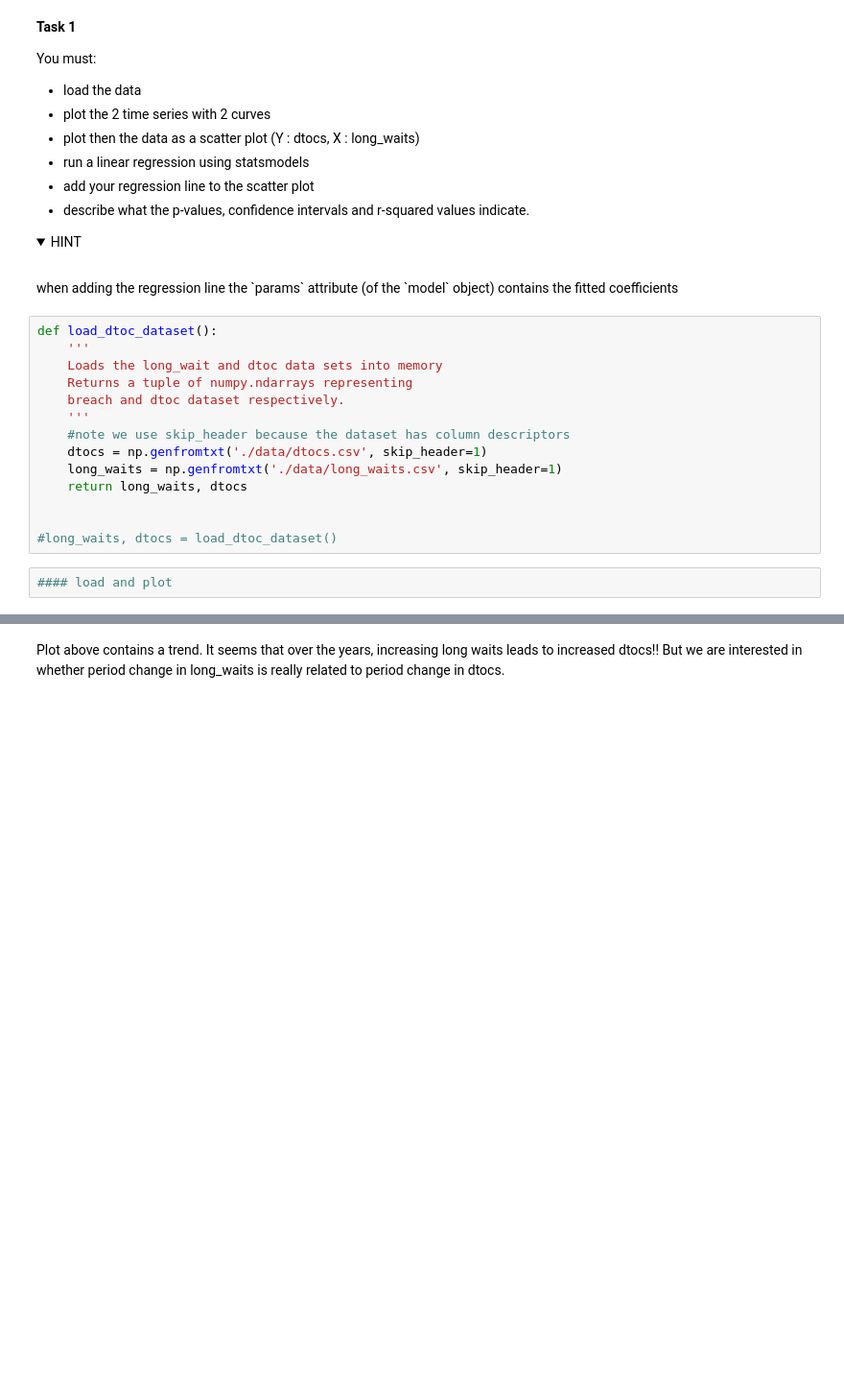
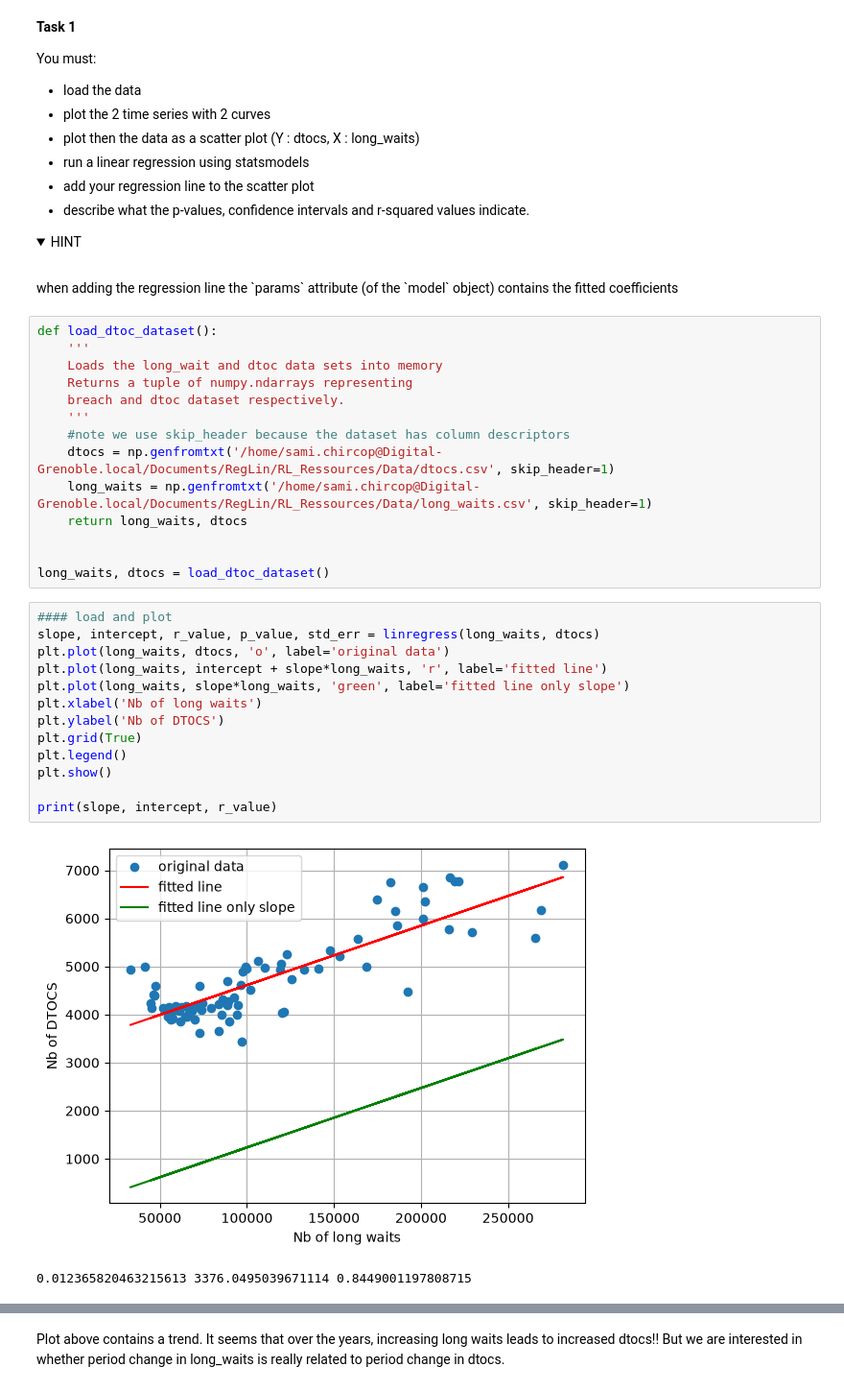
Before and after one commit to srcccninta/RegLin, a Jupyter notebook: RL_Ressources/Notebooks/01ClassicLinearRegression.ipynb, the cells around one changed output, grey strips where cells are left out. Shown at 96% size. Cells and saved outputs as stored; diff of their text form; folded sections open; blank space fills up the shorter version.

Commit message:
Plotted hospital data

```diff
--- a/RL_Ressources/Notebooks/01ClassicLinearRegression.ipynb
+++ b/RL_Ressources/Notebooks/01ClassicLinearRegression.ipynb
@@ -366,11 +366,25 @@ def load_dtoc_dataset():
     breach and dtoc dataset respectively.
     '''
     #note we use skip_header because the dataset has column descriptors
-    dtocs = np.genfromtxt('./data/dtocs.csv', skip_header=1)
-    long_waits = np.genfromtxt('./data/long_waits.csv', skip_header=1)
+    dtocs = np.genfromtxt('/home/sami.chircop@Digital-Grenoble.local/Documents/RegLin/RL_Ressources/Data/dtocs.csv', skip_header=1)
+    long_waits = np.genfromtxt('/home/sami.chircop@Digital-Grenoble.local/Documents/RegLin/RL_Ressources/Data/long_waits.csv', skip_header=1)
     return long_waits, dtocs
 
 
-#long_waits, dtocs = load_dtoc_dataset()
+long_waits, dtocs = load_dtoc_dataset()
-# %%
-#### load and plot
+# %%
+#### load and plot
+slope, intercept, r_value, p_value, std_err = linregress(long_waits, dtocs)
+plt.plot(long_waits, dtocs, 'o', label='original data')
+plt.plot(long_waits, intercept + slope*long_waits, 'r', label='fitted line')
+plt.plot(long_waits, slope*long_waits, 'green', label='fitted line only slope')
+plt.xlabel('Nb of long waits')
+plt.ylabel('Nb of DTOCS')
+plt.grid(True)
+plt.legend()
+plt.show()
+
+print(slope, intercept, r_value)
+# %% [output]
+[figure, added]
+0.012365820463215613 3376.0495039671114 0.8449001197808715
```
Also changed, not shown: parts of 1 cell of this notebook.
